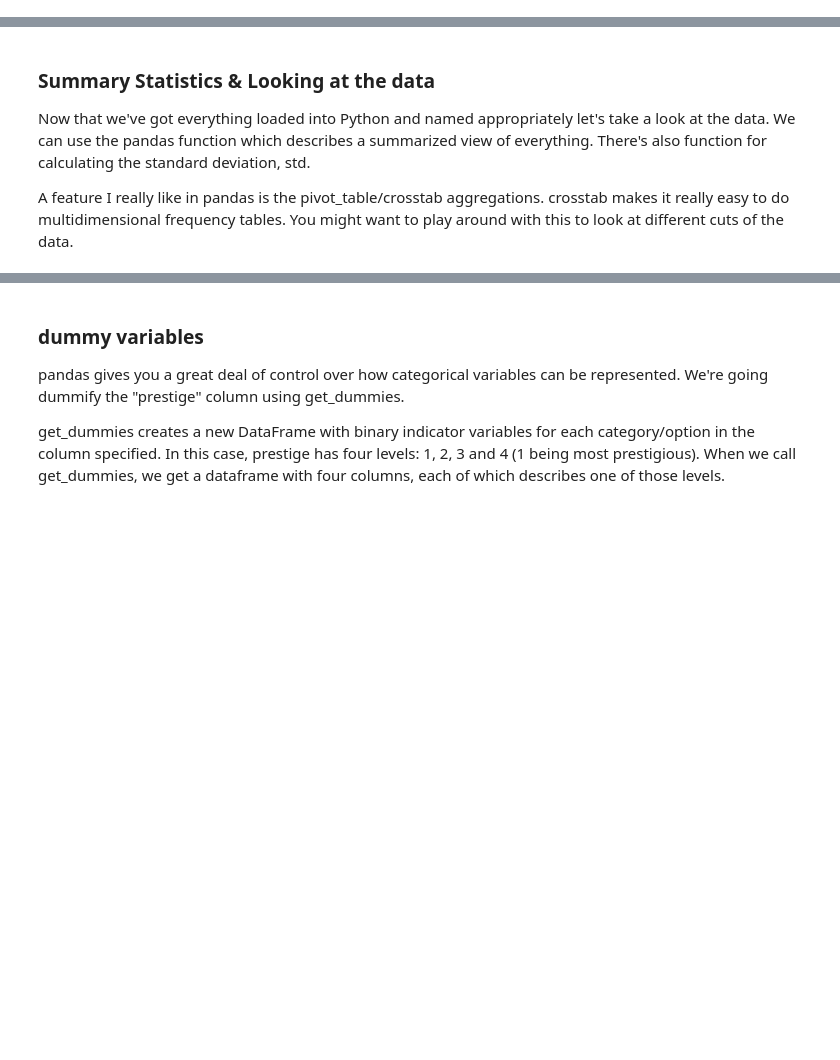
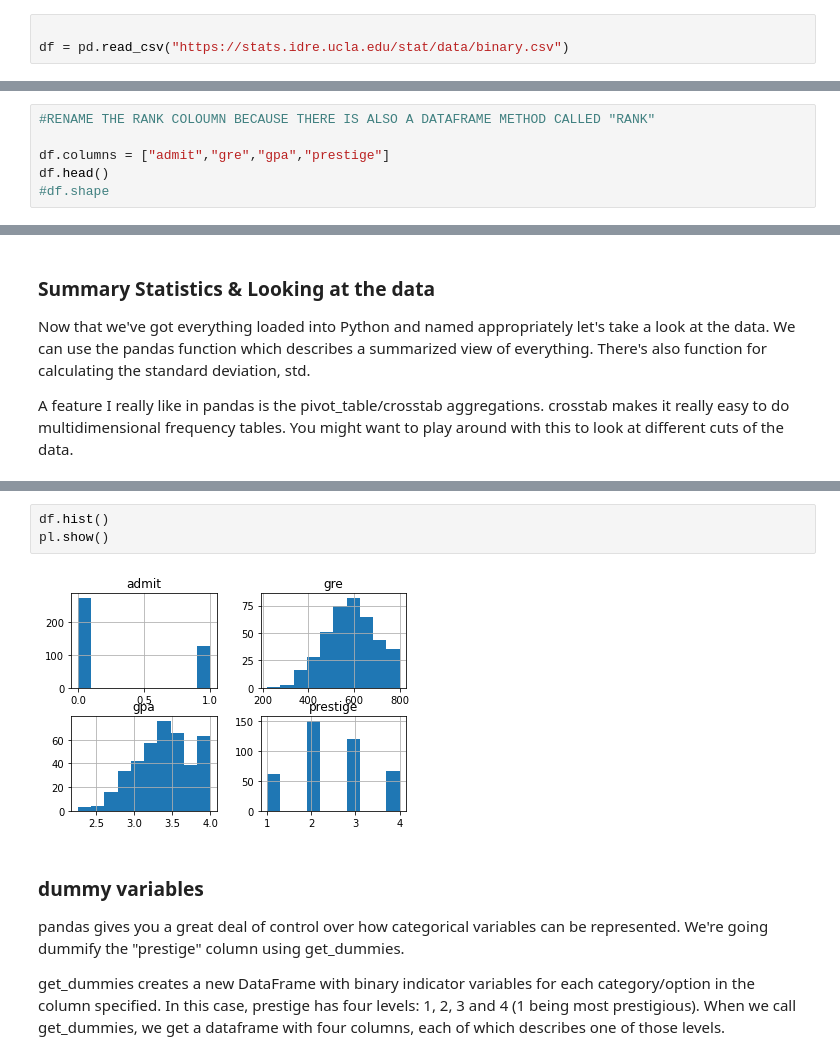
Before and after one commit to harshan2406/INTERSOFTcodefiles, a Jupyter notebook: logistics_regression (1).ipynb, the cells around one changed output, grey strips where cells are left out. Saved outputs shown, nothing was run; the diff lists cells and outputs as text; blank space fills up the shorter version.

```diff
--- a/logistics_regression (1).ipynb
+++ b/logistics_regression (1).ipynb
@@ -103,3 +103,6 @@ import numpy as np
 import pandas as pd
 import pylab as pl
 import statsmodels.api as sm
+# %%
+
+df = pd.read_csv("https://stats.idre.ucla.edu/stat/data/binary.csv")
@@ -105,0 +118,6 @@ import statsmodels.api as sm
+# %%
+#RENAME THE RANK COLOUMN BECAUSE THERE IS ALSO A DATAFRAME METHOD CALLED "RANK"
+
+df.columns = ["admit","gre","gpa","prestige"]
+df.head()
+#df.shape
@@ -111,3 +143,8 @@ A feature I really like in pandas is the pivot_table/crosstab aggregations. cros
+# %%
+df.hist()
+pl.show()
+# %% [output]
+[figure, added]
 # %% [markdown]
  ### dummy variables
 pandas gives you a great deal of control over how categorical variables can be represented. We're going dummify the "prestige" column using get_dummies.
```
Also changed, not shown: parts of 12 cells of this notebook.
